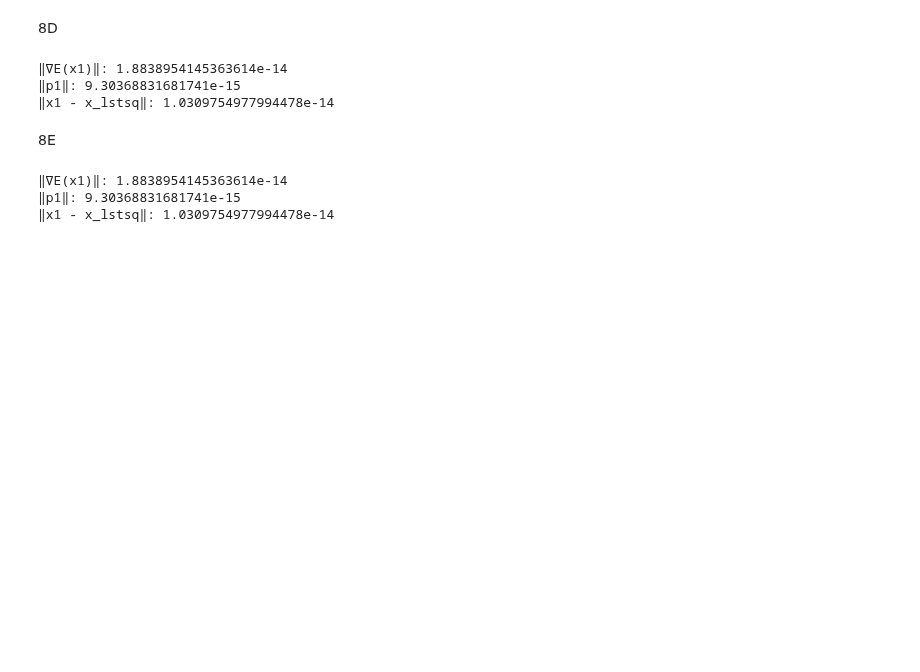
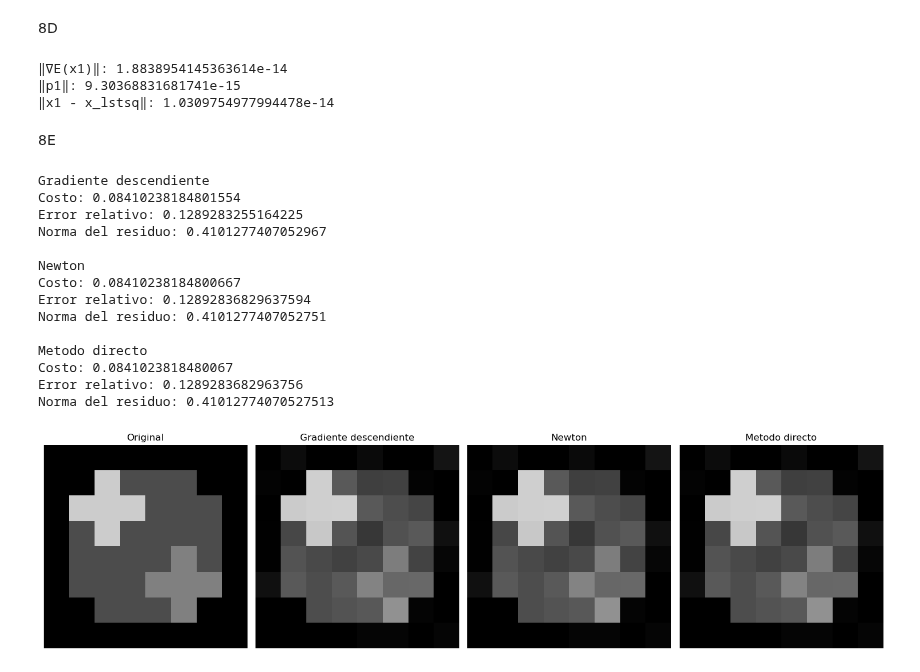
Before and after one commit to basmaxxx/metodos, a Jupyter notebook: TP1-Metodos.ipynb, the cells around one changed output. Cells and saved outputs as stored; diff of their text form; code cells hidden in the pictures; blank space fills up the shorter version.

```diff
--- a/TP1-Metodos.ipynb
+++ b/TP1-Metodos.ipynb
@@ -653,23 +653,58 @@ print("‖x1 - x_lstsq‖:", np.linalg.norm(x1 - x_ruido_3))
 # %% [markdown]
 8E
 # %%
-x0 = np.zeros(A7.shape[1])
 
-#una iteración de Newton
-g0 = gradiente_E_x(x0, 0.06)
-p0 = np.linalg.solve(H, g0)
-x1 = x0 - p0
+# Gradiente descendiente
+alpha = 1 / mu_max
+x_gd, costos_gd, normas_gd = gradiente_descendente(A7, b_3, alpha, 1000)
 
-#verificación: el gradiente en x1 debería ser ≈ 0
-print("‖∇E(x1)‖:", np.linalg.norm(gradiente_E_x(x1, 0.06)))
+# Newton (calculado en el 8D)
+x_newton = x1
 
-#una segunda iteración no debería mover nada
-p1 = np.linalg.solve(H, gradiente_E_x(x1, 0.06))
-print("‖p1‖:", np.linalg.norm(p1))
+# Minimos cuadrados directos (calculado en el ejercicio 6)
+x_directo = x_ruido_3
 
-#comparación con lstsq
-print("‖x1 - x_lstsq‖:", np.linalg.norm(x1 - x_ruido_3))
+# Comparamos resultados
+reconstrucciones = [x_gd, x_newton, x_directo]
+nombres = ["Gradiente descendiente", "Newton", "Metodo directo"]
+
+for nombre, x in zip(nombres, reconstrucciones):
+    costo = E_x(x, 0.06)
+    error = np.linalg.norm(x - x_fantoma) / np.linalg.norm(x_fantoma)
+    residuo = np.linalg.norm(A7 @ x - b_3)
+
+    print(nombre)
+    print("Costo:", costo)
+    print("Error relativo:", error)
+    print("Norma del residuo:", residuo)
+    print()
+
+# Visualizamos las reconstrucciones
+fig, axs = plt.subplots(1, 4, figsize=(15, 4))
+
+imagenes = [x_fantoma, x_gd, x_newton, x_directo]
+titulos = ["Original", "Gradiente descendiente", "Newton", "Metodo directo"]
+
+for ax, imagen, titulo in zip(axs, imagenes, titulos):
+    ax.imshow(imagen.reshape(8, 8), cmap="gray", vmin=0, vmax=1)
+    ax.set_title(titulo)
+    ax.axis("off")
+
+plt.tight_layout()
+plt.show()
 # %% [output]
-‖∇E(x1)‖: 1.8838954145363614e-14
-‖p1‖: 9.30368831681741e-15
-‖x1 - x_lstsq‖: 1.0309754977994478e-14
+Gradiente descendiente
+Costo: 0.08410238184801554
+Error relativo: 0.1289283255164225
+Norma del residuo: 0.4101277407052967
+
+Newton
+Costo: 0.08410238184800667
+Error relativo: 0.12892836829637594
+Norma del residuo: 0.4101277407052751
+
+Metodo directo
+Costo: 0.0841023818480067
+Error relativo: 0.1289283682963756
+Norma del residuo: 0.41012774070527513
+[figure, added]
```
